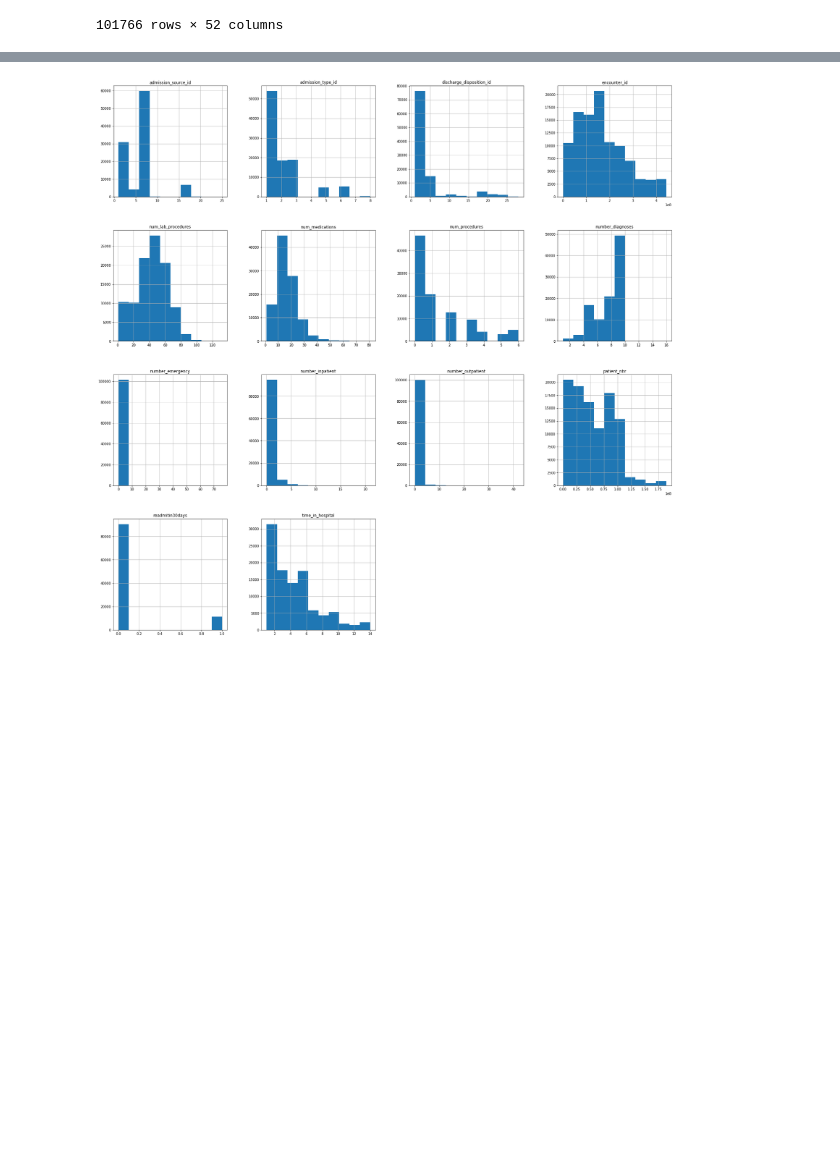
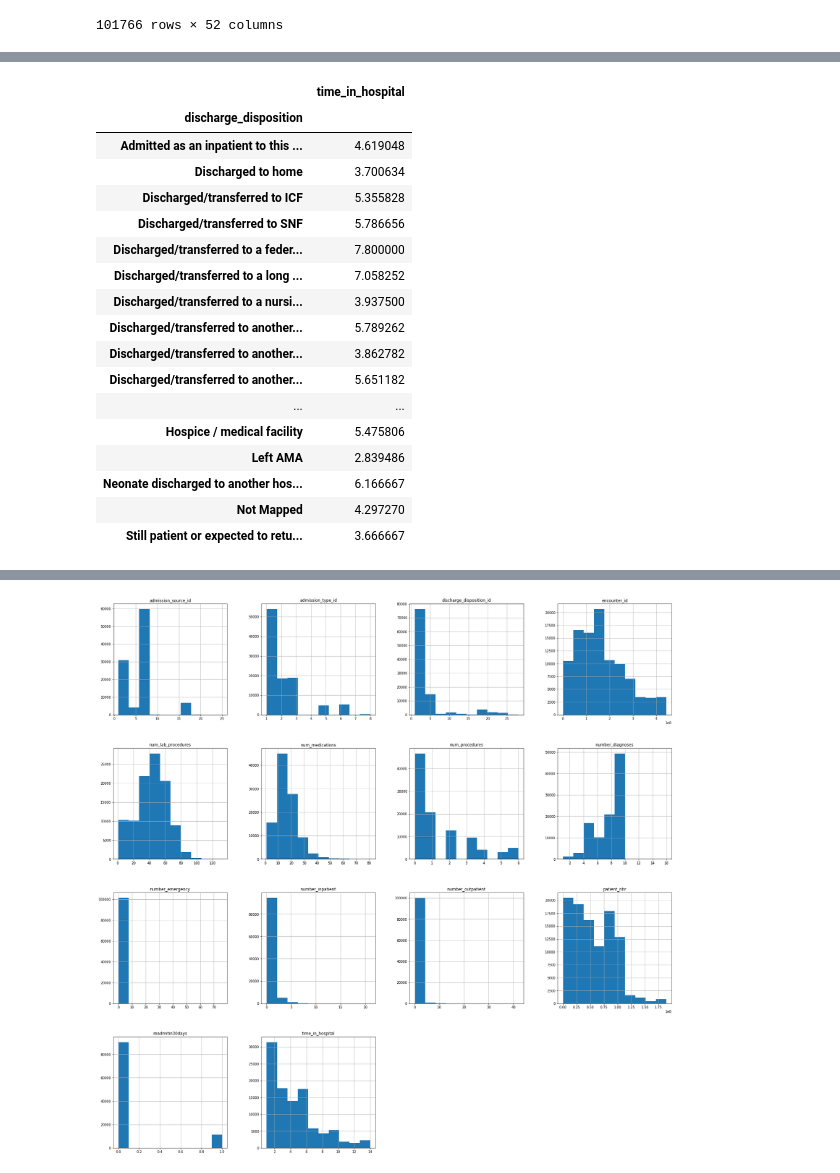
Before and after one commit to joonsooro/UnitedHealthcare, a Jupyter notebook: Jason/united healthcare data cleaning.ipynb, the cells around one changed output, grey strips where cells are left out. Drawn from its saved outputs; the diff is of its cells as text; code cells hidden in the pictures; blank space fills up the shorter version.

```diff
--- a/Jason/united healthcare data cleaning.ipynb
+++ b/Jason/united healthcare data cleaning.ipynb
@@ -79,7 +79,7 @@ See the caveats in the documentation: http://pandas.pydata.org/pandas-docs/stabl
 new_data = pd.merge(data, data2, on='admission_type_id', how='inner')
 new_data = pd.merge(new_data, data3, on='discharge_disposition_id', how='inner')
 new_data = pd.merge(new_data, data4, on='admission_source_id', how='inner')
-new_data.rename(columns={'description_x':'admission_type_id','description_y':'discharge_disposition_id','description':'admission_source_id'}, inplace=True)
+new_data.rename(columns={'description_x':'admission_type','description_y':'discharge_disposition','description':'admission_source'}, inplace=True)
 new_data
 # %% [output]
 |  | encounter_id | patient_nbr | race | gender | age | admission_type_id | discharge_disposition_id | ... |
@@ -107,0 +176,22 @@ new_data['readmitin30days'] = np.where(new_data['readmitted'] == '<30', 1, 0)
+# %%
+#average time in hospital by discharge disposition
+new_data[['discharge_disposition','time_in_hospital']].groupby('discharge_disposition',sort=True).mean()
+# %% [output]
+|  | time_in_hospital |
+| discharge_disposition |  |
+| Admitted as an inpatient to this ... | 4.619048 |
+| Discharged to home | 3.700634 |
+| Discharged/transferred to ICF | 5.355828 |
+| Discharged/transferred to SNF | 5.786656 |
+| Discharged/transferred to a feder... | 7.800000 |
+| Discharged/transferred to a long ... | 7.058252 |
+| Discharged/transferred to a nursi... | 3.937500 |
+| Discharged/transferred to another... | 5.789262 |
+| Discharged/transferred to another... | 3.862782 |
+| Discharged/transferred to another... | 5.651182 |
+| ... | ... |
+| Hospice / medical facility | 5.475806 |
+| Left AMA | 2.839486 |
+| Neonate discharged to another hos... | 6.166667 |
+| Not Mapped | 4.297270 |
+| Still patient or expected to retu... | 3.666667 |
```
Also changed, not shown: parts of 7 cells of this notebook.
